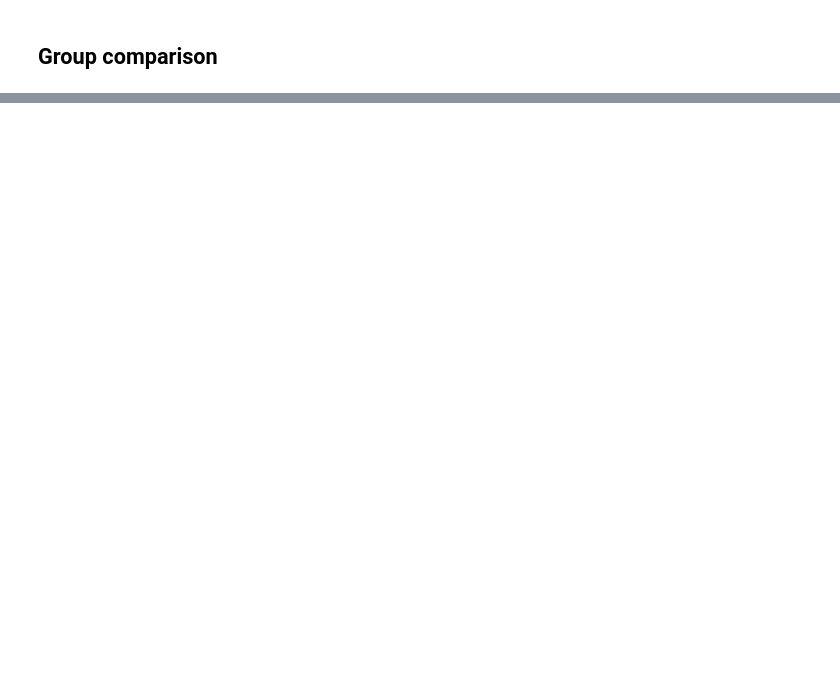
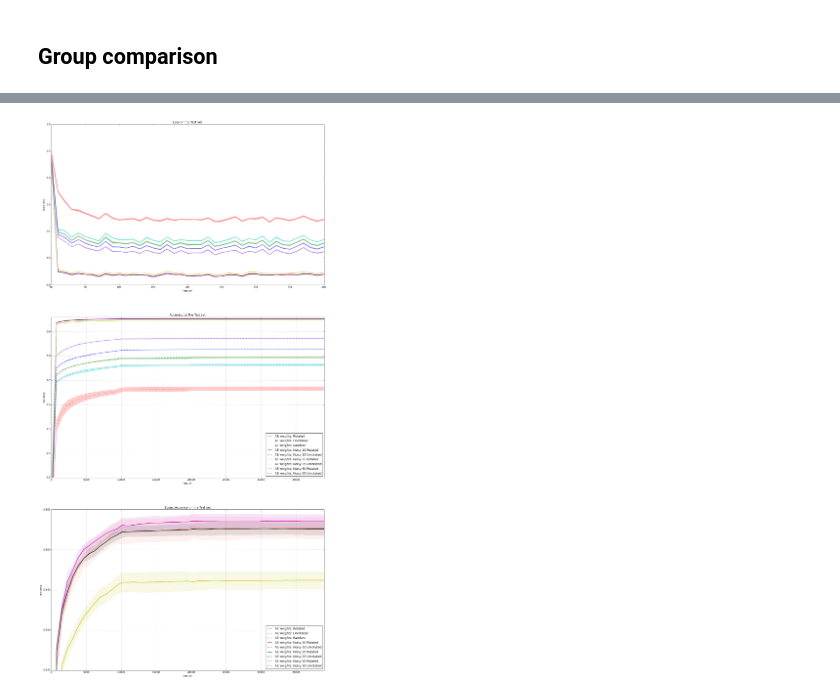
Before and after one commit to Kreiswolke/DeepInvariance, a Jupyter notebook: plot_results.ipynb, the cells around one changed output, grey strips where cells are left out. Drawn from its saved outputs; the diff is of its cells as text; code cells hidden in the pictures; blank space fills up the shorter version.

```diff
--- a/plot_results.ipynb
+++ b/plot_results.ipynb
@@ -124,3 +75,76 @@ for d,_ in exp_data.items():
     for i,e in enumerate(exps):
         acc[i].append(exp_data[d][e][Phase.TEST]['acc'])
         loss[i].append(exp_data[d][e][Phase.TRAIN]['loss'])
+# %%
+#exp_labels = ['Rotated', 'Unrotated', 'Random', '25 Rotated', '25 Unrotated', '50 Rotated' , '50 Unrotated']
+#exp_labels = ['Rotated', 'Unrotated', 'Random', '10 Rotated', '10 Unrotated', '25 Rotated', '25 Unrotated', '50 Rotated' , '50 Unrotated']
+
+#exps = ['AER','AENR10', 'AENUR10', 'AENR25', 'AENUR25', 'AENR50', 'AENUR50']
+#exp_labels = ['Rotated', '10 Rotated', '10 Unrotated', '25 Rotated', '25 Unrotated', '50 Rotated', '50 Unrotated']
+
+
+#exps = ['AER','AENUR10','AENR25', 'AENR50']
+
+
+
+fig = plt.figure(figsize=(20,40))
+xmax = 39000
+ymin = 0.7
+ymax = 0.96
+fix_date = dates_list[0]
+num_iter = exp_data[fix_date]['AER'][Phase.TEST]['num_iter']
+for i,e in enumerate(exps):
+    print(i,e)
+
+
+
+    plt.subplot(3,1,1)
+    ma = np.mean(loss[i], axis = 0).squeeze()
+    mstd = np.std(loss[i], axis = 0).squeeze()
+    num_iter = exp_data[fix_date]['AER'][Phase.TRAIN]['num_iter']
+    plt.plot(num_iter, ma, label='AE weights: %s' % (exp_data[fix_date][e]['label'],), color=exp_data[fix_date][e]['plot'][0])
+    plt.fill_between(num_iter.squeeze(), ma-1*mstd, ma+1*mstd,  color=exp_data[fix_date][e]['plot'][0], alpha=0.2)
+    plt.xlim(0,xmax)
+    plt.xlabel('iteration')
+    # format x-axis ticks
+    ticks, _ = plt.xticks()
+    plt.xticks(ticks, ["%dK" % int(t/1000) for t in ticks])
+    plt.ylabel('train loss')
+    plt.title("Loss on the %s set" % (phase,))
+
+
+    ymin = 0.3
+    ymax = 0.96
+    plt.subplot(3,1,2)
+    num_iter = exp_data[fix_date]['AER'][Phase.TEST]['num_iter']
+    ma = np.mean(acc[i], axis = 0).squeeze()
+    mstd = np.std(acc[i], axis = 0).squeeze()
+    plt.plot(num_iter, ma, label='AE weights: %s' % (exp_data[fix_date][e]['label'],),  color=exp_data[fix_date][e]['plot'][0], linestyle = exp_data[fix_date][e]['plot'][1])
+    plt.fill_between(num_iter.squeeze(), ma-1*mstd, ma+1*mstd,  color=exp_data[fix_date][e]['plot'][0], alpha=0.2)
+    plt.xlim(0,xmax)
+    plt.ylim(ymin,ymax)
+    plt.xlabel('iteration')
+    plt.ylabel('accuracy')
+    plt.title("Accuracy on the %s set" % (phase,))
+    plt.legend(loc='lower right')
+    plt.grid()
+
+
+    ymin = 0.935
+    ymax = 0.955
+    plt.subplot(3,1,3)
+    num_iter = exp_data[fix_date]['AER'][Phase.TEST]['num_iter']
+    ma = np.mean(acc[i], axis = 0).squeeze()
+    mstd = np.std(acc[i], axis = 0).squeeze()
+    plt.plot(num_iter, ma, label='AE weights: %s' % (exp_data[fix_date][e]['label'],), color=exp_data[fix_date][e]['plot'][0], linestyle = exp_data[fix_date][e]['plot'][1],linewidth=2)
+    plt.fill_between(num_iter.squeeze(), ma-1*mstd, ma+1*mstd, color=exp_data[fix_date][e]['plot'][0], alpha=0.1)
+    plt.xlim(0,xmax)
+    plt.ylim(ymin,ymax)
+    plt.xlabel('iteration')
+    plt.ylabel('accuracy')
+    plt.title("Zoom: Accuracy on the %s set" % (phase,))
+    plt.legend(loc='lower right')
+    plt.grid()
+
+plt.show()
+# %% [output]
@@ -127 +160,2 @@ for d,_ in exp_data.items():
+[figure, added]
 # %%
```
Also changed, not shown: parts of 8 cells of this notebook.
